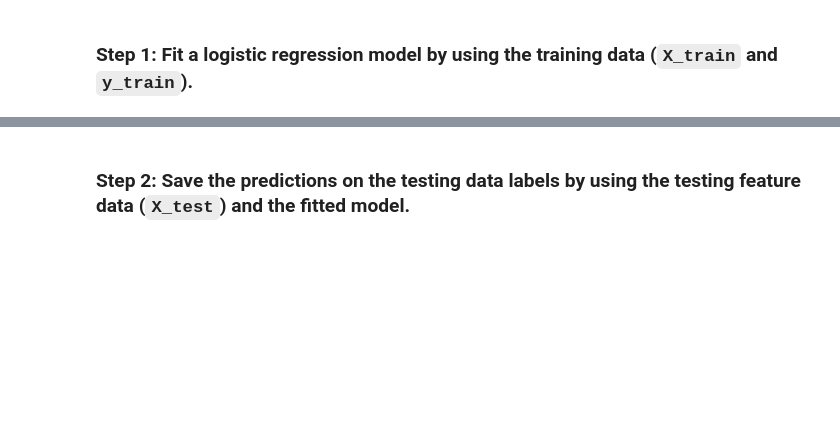
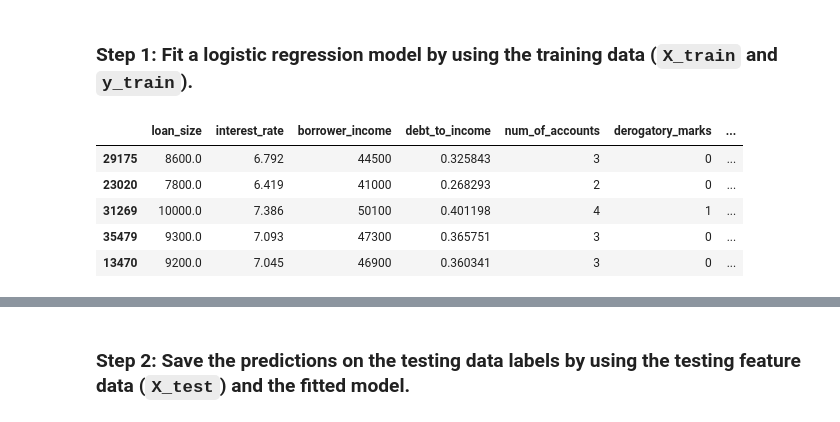
Before and after one commit to kendraliu/Credit-Risk-Classification, a Jupyter notebook: credit_risk_classification.ipynb, the cells around one changed output, grey strips where cells are left out. Saved outputs shown, nothing was run; the diff lists cells and outputs as text; code cells hidden in the pictures; blank space fills up the shorter version.

```diff
--- a/credit_risk_classification.ipynb
+++ b/credit_risk_classification.ipynb
@@ -36,9 +40,10 @@ lendingData
 # Separate the data into labels and features
 
 # Separate the y variable, the labels
-# YOUR CODE HERE!]
+y = lendingData["loan_status"]
 
 # Separate the X variable, the features
-# YOUR CODE HERE!
+X = lendingData.copy()
+X = X.drop("loan_status", axis=1)
 # %%
 # Review the y variable Series
@@ -54,9 +93,6 @@ lendingData
 # %% [markdown]
 ### Step 4: Split the data into training and testing datasets by using `train_test_split`.
 # %%
-# Import the train_test_learn module
-from sklearn.model_selection import train_test_split
-
 # Split the data using train_test_split
 # Assign a random_state of 1 to the function
-# YOUR CODE HERE!
+X_train, X_test, y_train, y_test = train_test_split(X, y, random_state=1)
@@ -76,3 +116,12 @@ from sklearn.linear_model import LogisticRegression
 
 # Fit the model using training data
 # YOUR CODE HERE!
+# %%
+X_train.head()
+# %% [output]
+|  | loan_size | interest_rate | borrower_income | debt_to_income | num_of_accounts | derogatory_marks | ... |
+| 29175 | 8600.0 | 6.792 | 44500 | 0.325843 | 3 | 0 | ... |
+| 23020 | 7800.0 | 6.419 | 41000 | 0.268293 | 2 | 0 | ... |
+| 31269 | 10000.0 | 7.386 | 50100 | 0.401198 | 4 | 1 | ... |
+| 35479 | 9300.0 | 7.093 | 47300 | 0.365751 | 3 | 0 | ... |
+| 13470 | 9200.0 | 7.045 | 46900 | 0.360341 | 3 | 0 | ... |
```
Also changed, not shown: parts of 17 cells of this notebook.
